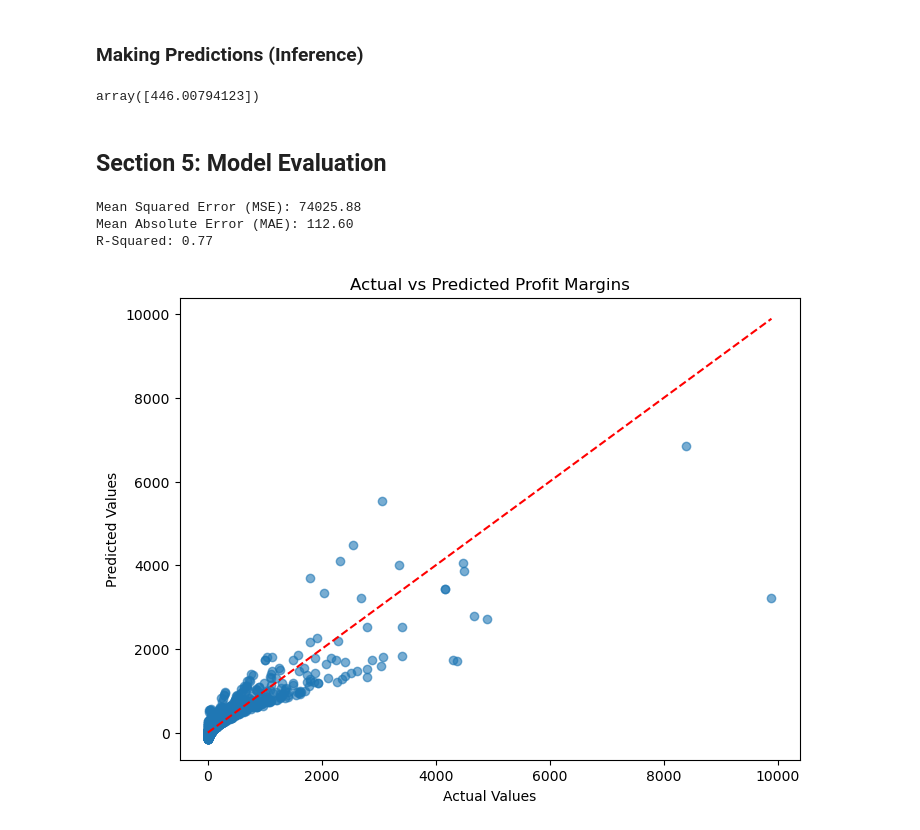
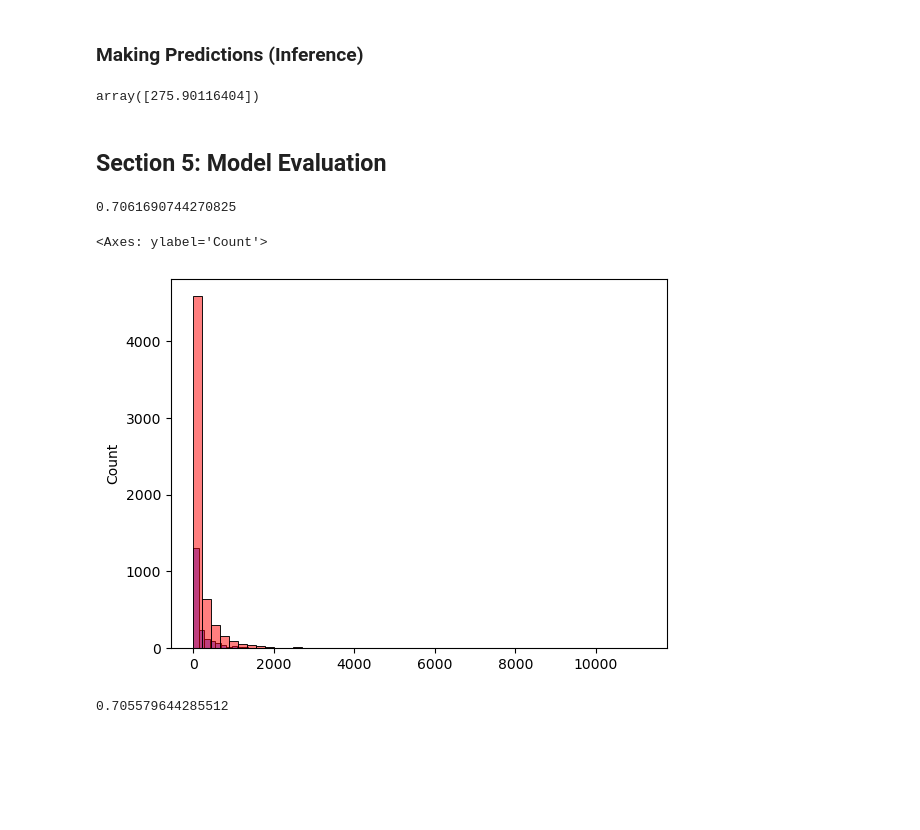
Before and after one commit to TeslimAdeyanju/4-Portfolio-Sales-Prediction-Using-Linear-Regression, a Jupyter notebook: mid-term-project-2024-cohot.ipynb, the cells around one changed output. Drawn from its saved outputs; the diff is of its cells as text; code cells hidden in the pictures; blank space fills up the shorter version.

```diff
--- a/mid-term-project-2024-cohot.ipynb
+++ b/mid-term-project-2024-cohot.ipynb
@@ -618,9 +611,7 @@ memory usage: 937.0+ KB
 # %%
-# defining the numerical columns for the model
+# defining the numerical columns for the model to predict the sales values
 
 numerical_features = [
- 'quantity',
- 'order_process_time',
  'selling_price_per_unit',
  'discount_per_unit',
  'profit_per_unit',
@@ -664,36 +657,19 @@ y_pred = model.predict(X_test)
 # Single-Point Predictions
 model.predict(X_test.iloc[[0]])
 # %% [output]
-array([446.00794123])
+array([275.90116404])
 # %% [markdown]
 ## Section 5: Model Evaluation
-# %%
-from sklearn.metrics import mean_squared_error, mean_absolute_error, r2_score
-
-# Predicting on the test set
-y_pred = model.predict(X_test)
-
-# Calculating evaluation metrics
-mse = mean_squared_error(y_test, y_pred)
-mae = mean_absolute_error(y_test, y_pred)
-r2 = r2_score(y_test, y_pred)
-
-# Displaying the metrics
-print(f"Mean Squared Error (MSE): {mse:.2f}")
-print(f"Mean Absolute Error (MAE): {mae:.2f}")
-print(f"R-Squared: {r2:.2f}")
-# %% [output]
-Mean Squared Error (MSE): 74025.88
-Mean Absolute Error (MAE): 112.60
-R-Squared: 0.77
-# %%
-# Plotting Actual vs Predicted Values
-plt.figure(figsize=(8, 6))
-plt.scatter(y_test, y_pred, alpha=0.6)
-plt.plot([y_test.min(), y_test.max()], [y_test.min(), y_test.max()], color='red', linestyle='--')
-plt.title("Actual vs Predicted Profit Margins")
-plt.xlabel("Actual Values")
-plt.ylabel("Predicted Values")
-plt.show()
-# %% [output]
-[figure, removed]
+# %%
+from sklearn.metrics import r2_score
+r2 = r2_score(y_test, y_pred)
+r2
+# %% [output]
+0.7061690744270825
+# %%
+# checking the outcome of the y-pred vs the y_train
+sns.histplot(y_pred, color='blue', alpha=0.5, bins=50)
+sns.histplot(y_train, color='red', alpha=0.5, bins=50)
+# %% [output]
+<Axes: ylabel='Count'>
+[figure, added]
@@ -699,0 +680,4 @@ plt.show()
+# %%
+adj_r2
+# %% [output]
+0.705579644285512
```
Also changed, not shown: parts of 8 cells of this notebook.
